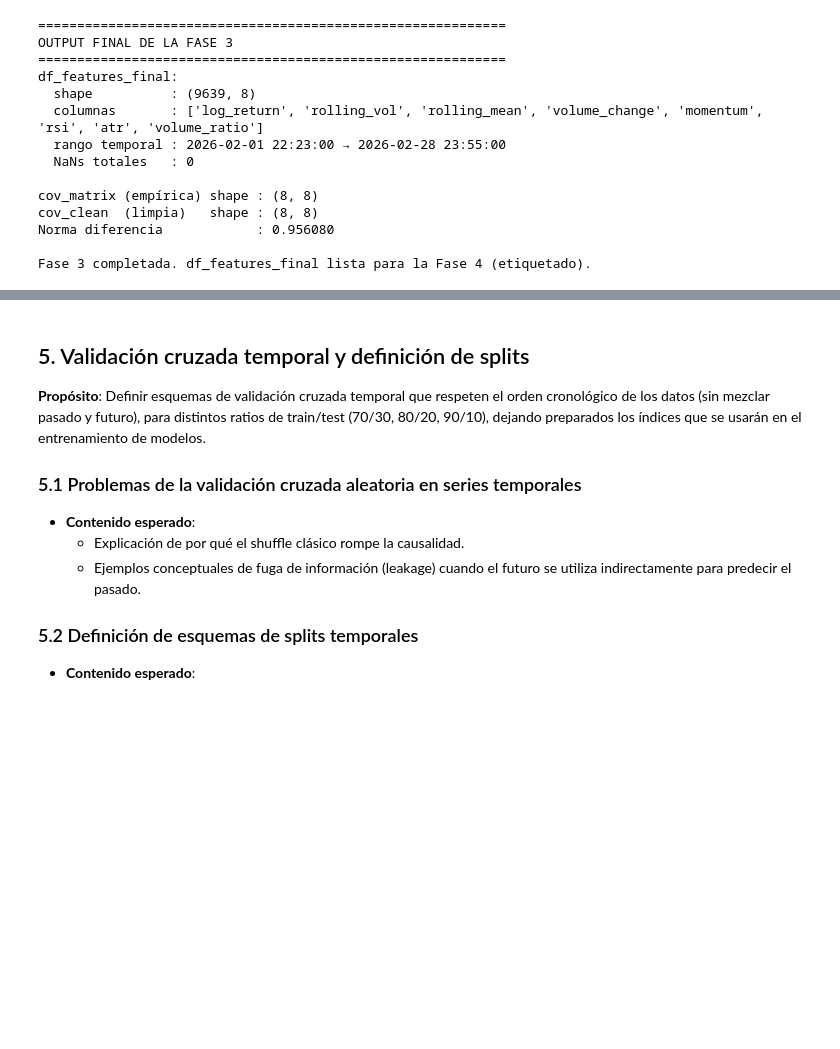
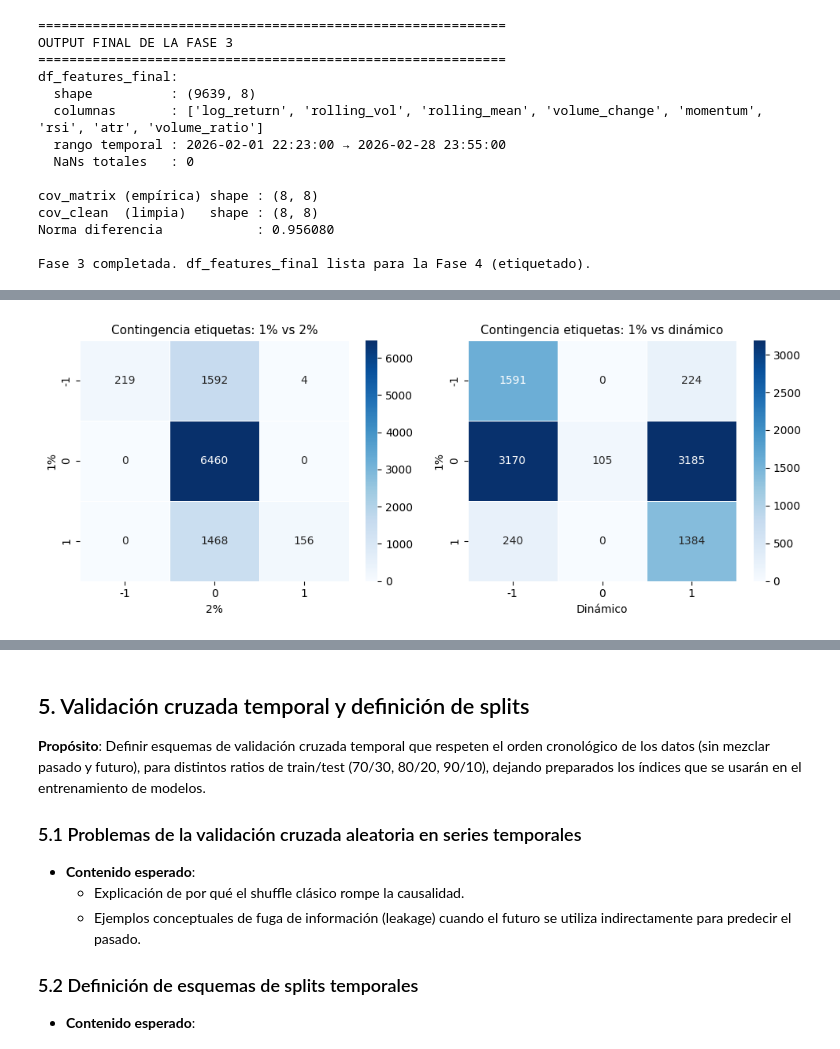
Before and after one commit to Romequinco/TAREA_PROCESADO_DATOS_FINANCIEROS_PARA_MACHINE_LEARNING, a Jupyter notebook: PREPROCESADO_DATOS_FINANCIEROS_.ipynb, the cells around one changed output, grey strips where cells are left out. Saved outputs shown, nothing was run; the diff lists cells and outputs as text; code cells hidden in the pictures; blank space fills up the shorter version.

```diff
--- a/PREPROCESADO_DATOS_FINANCIEROS_.ipynb
+++ b/PREPROCESADO_DATOS_FINANCIEROS_.ipynb
@@ -2434,0 +2750,33 @@ En esta sección se explicará que:
+# %%
+# Gráfica 4: tablas de contingencia entre esquemas de etiquetado.
+#
+# Se generan dos heatmaps (guardados en un único archivo 15_label_contingency.png):
+#   - Izquierda: 1% vs 2%         → cuántos eventos fijo-1% quedan como 0 con 2%
+#   - Derecha  : 1% vs dinámico   → grado de acuerdo entre umbral fijo y adaptativo
+#
+# Paleta "Blues", anotaciones de recuento absoluto.
+
+lbl_1   = df_labels['label_1pct'].astype(int)
+lbl_2   = df_labels['label_2pct'].astype(int)
+lbl_dyn = df_labels['label_dynamic'].astype(int)
+
+ct_1v2 = pd.crosstab(lbl_1, lbl_2,
+                      rownames=['1%'], colnames=['2%'])
+ct_1vd = pd.crosstab(lbl_1, lbl_dyn,
+                      rownames=['1%'], colnames=['Dinámico'])
+
+fig, axes = plt.subplots(1, 2, figsize=(10, 4))
+
+sns.heatmap(ct_1v2, annot=True, fmt='d', cmap='Blues',
+            linewidths=0.5, ax=axes[0])
+axes[0].set_title("Contingencia etiquetas: 1% vs 2%", fontsize=11)
+
+sns.heatmap(ct_1vd, annot=True, fmt='d', cmap='Blues',
+            linewidths=0.5, ax=axes[1])
+axes[1].set_title("Contingencia etiquetas: 1% vs dinámico", fontsize=11)
+
+plt.tight_layout()
+
+plt.show()
+# %% [output]
+[figure, added]
```
Also changed, not shown: parts of 10 cells of this notebook.
